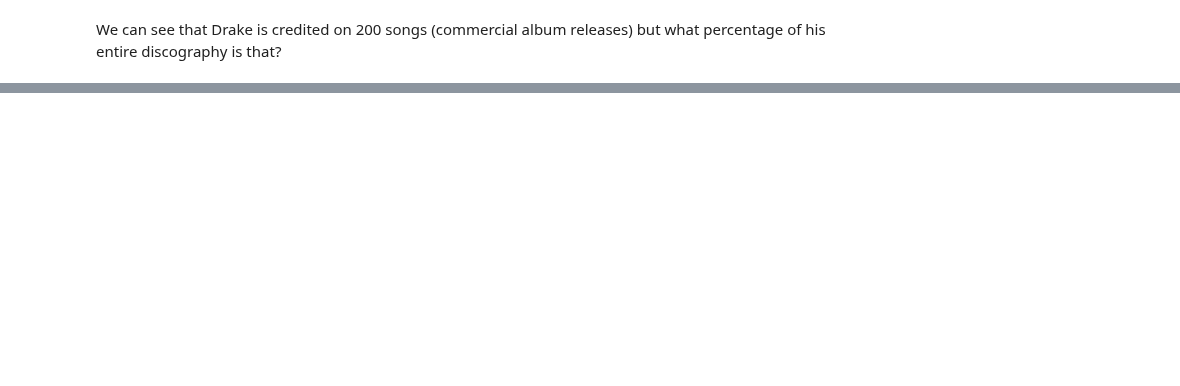
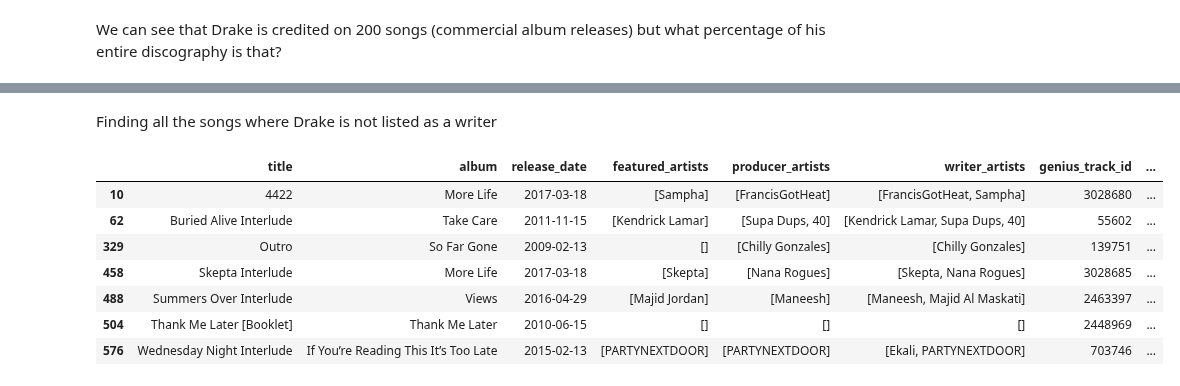
Before and after one commit to KyleThomson99/Portfolio, a Jupyter notebook: Drake_Analysis/eda.ipynb, the cells around one changed output, grey strips where cells are left out. Saved outputs shown, nothing was run; the diff lists cells and outputs as text; code cells hidden in the pictures; blank space fills up the shorter version.

```diff
--- a/Drake_Analysis/eda.ipynb
+++ b/Drake_Analysis/eda.ipynb
@@ -212,2 +215,20 @@ Drake has writing credits on 95.24% of his commercially released songs
 ...
 *Data does not account for ghost writers*
+# %% [markdown]
+Finding all the songs where Drake is not listed as a writer
+# %%
+songs_no_drake = []
+for name, list in zip(df_songs_commercial['title'],df_songs_commercial['writer_artists']):
+    if 'Drake' not in list:
+        songs_no_drake.append(name)
+
+df_songs_commercial[df_songs_commercial['title'].isin(songs_no_drake)]
+# %% [output]
+|  | title | album | release_date | featured_artists | producer_artists | writer_artists | genius_track_id | ... |
+| 10 | 4422 | More Life | 2017-03-18 | [Sampha] | [FrancisGotHeat] | [FrancisGotHeat, Sampha] | 3028680 | ... |
+| 62 | Buried Alive Interlude | Take Care | 2011-11-15 | [Kendrick Lamar] | [Supa Dups, 40] | [Kendrick Lamar, Supa Dups, 40] | 55602 | ... |
+| 329 | Outro | So Far Gone | 2009-02-13 | [] | [Chilly Gonzales] | [Chilly Gonzales] | 139751 | ... |
+| 458 | Skepta Interlude | More Life | 2017-03-18 | [Skepta] | [Nana Rogues] | [Skepta, Nana Rogues] | 3028685 | ... |
+| 488 | Summers Over Interlude | Views | 2016-04-29 | [Majid Jordan] | [Maneesh] | [Maneesh, Majid Al Maskati] | 2463397 | ... |
+| 504 | Thank Me Later [Booklet] | Thank Me Later | 2010-06-15 | [] | [] | [] | 2448969 | ... |
+| 576 | Wednesday Night Interlude | If You’re Reading This It’s Too Late | 2015-02-13 | [PARTYNEXTDOOR] | [PARTYNEXTDOOR] | [Ekali, PARTYNEXTDOOR] | 703746 | ... |
```
Also changed, not shown: parts of 10 cells of this notebook, 1 other file.
